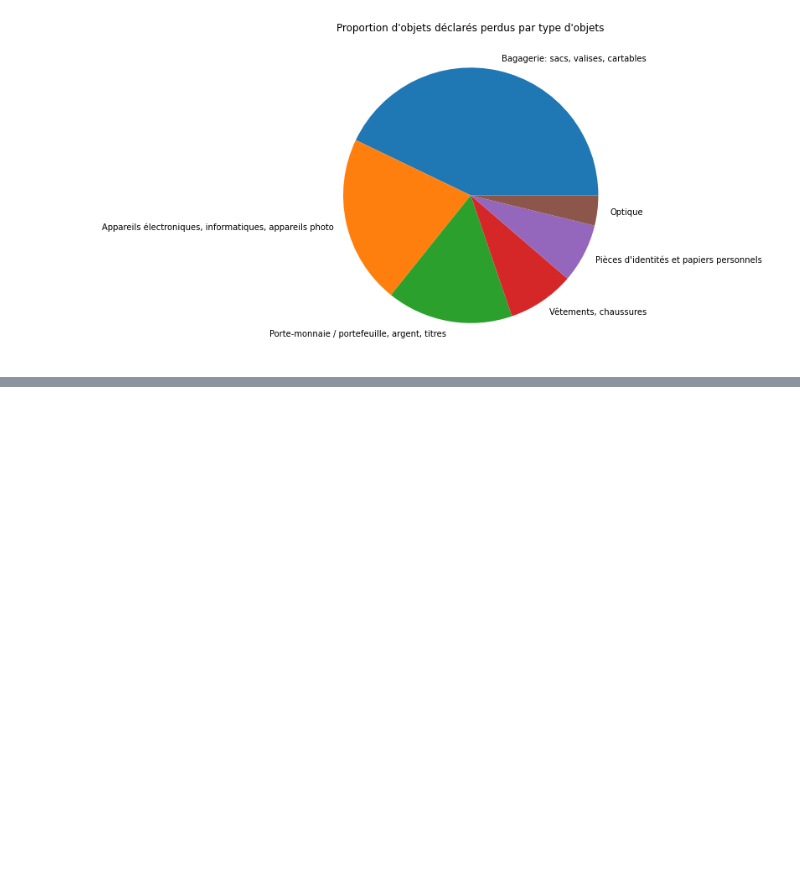
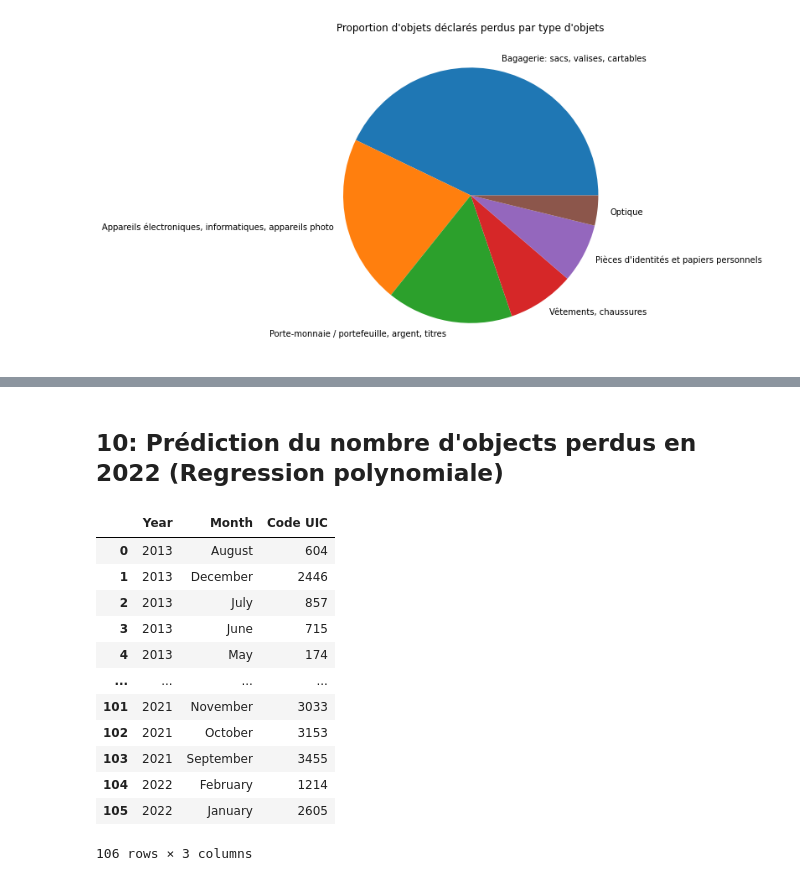
Before and after one commit to bertrandcoder/AMSE_21-22, a Jupyter notebook: Bigdata3/Projet_SNCF.ipynb, the cells around one changed output, grey strips where cells are left out. Cells and saved outputs as stored; diff of their text form; code cells hidden in the pictures; blank space fills up the shorter version.

```diff
--- a/Bigdata3/Projet_SNCF.ipynb
+++ b/Bigdata3/Projet_SNCF.ipynb
@@ -340,0 +355,26 @@ plt.legend(["Bagagerie: sacs, valises, cartables", "Appareils électroniques, in
+# %% [markdown]
+## 10: Prédiction du nombre d'objects perdus en 2022 (Regression polynomiale)
+# %%
+from sklearn.preprocessing import PolynomialFeatures
+from sklearn.linear_model import LinearRegression
+
+# Objects peredus par gares et par mois
+DP_gares_per_Year_Month_3=db_declares_perdus.groupby(by=["Year","Month"])["Code UIC"].count()
+DP_gares_per_Year_Month_3=DP_gares_per_Year_Month_3.to_frame()
+
+## on tranforme les index en deux colonnes (year et months) afin d'obtenir un dataFrame manipulable
+DP_gares_per_Year_Month_3.reset_index()
+# %% [output]
+|  | Year | Month | Code UIC |
+| 0 | 2013 | August | 604 |
+| 1 | 2013 | December | 2446 |
+| 2 | 2013 | July | 857 |
+| 3 | 2013 | June | 715 |
+| 4 | 2013 | May | 174 |
+| ... | ... | ... | ... |
+| 101 | 2021 | November | 3033 |
+| 102 | 2021 | October | 3153 |
+| 103 | 2021 | September | 3455 |
+| 104 | 2022 | February | 1214 |
+| 105 | 2022 | January | 2605 |
+106 rows × 3 columns
```
Also changed, not shown: parts of 26 cells of this notebook.
